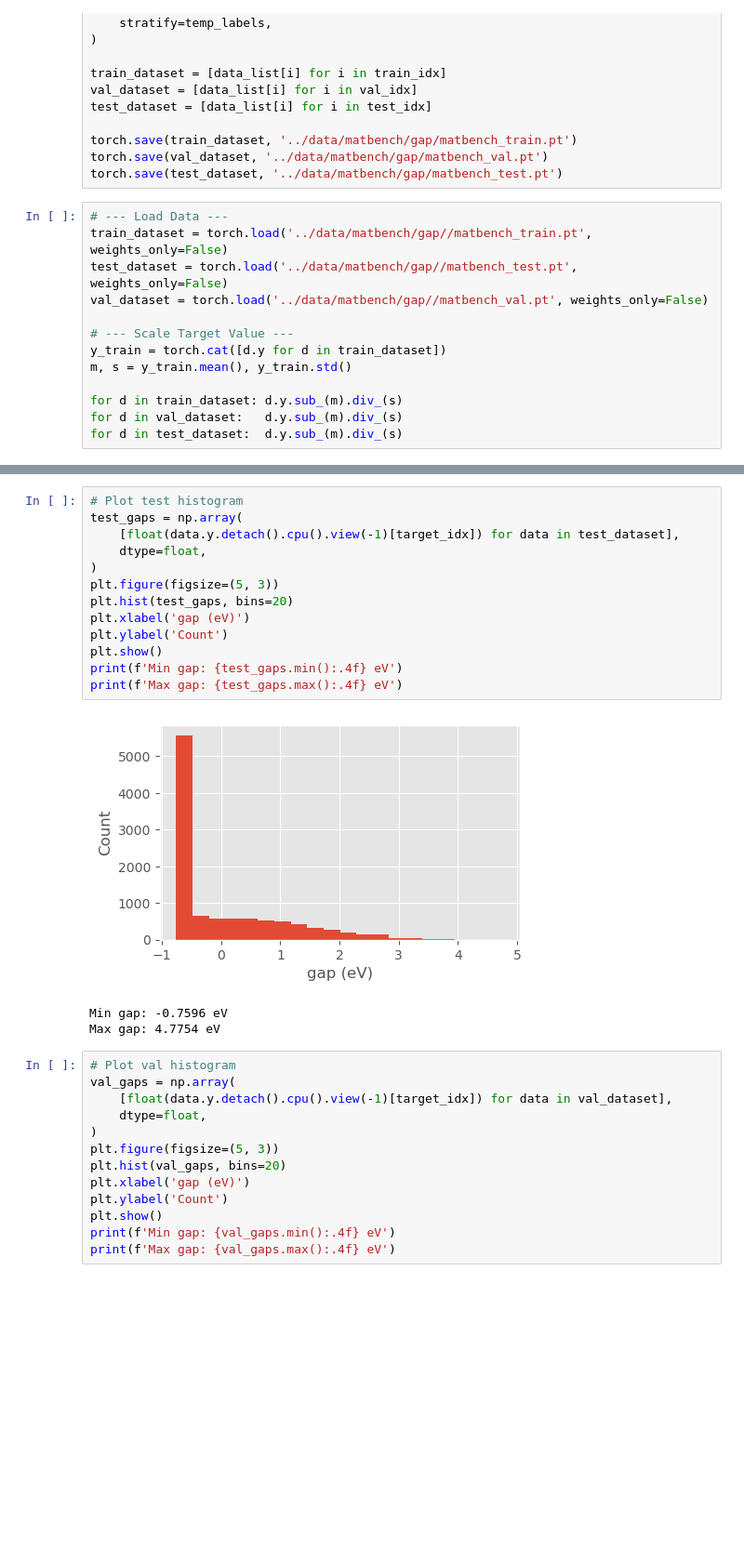
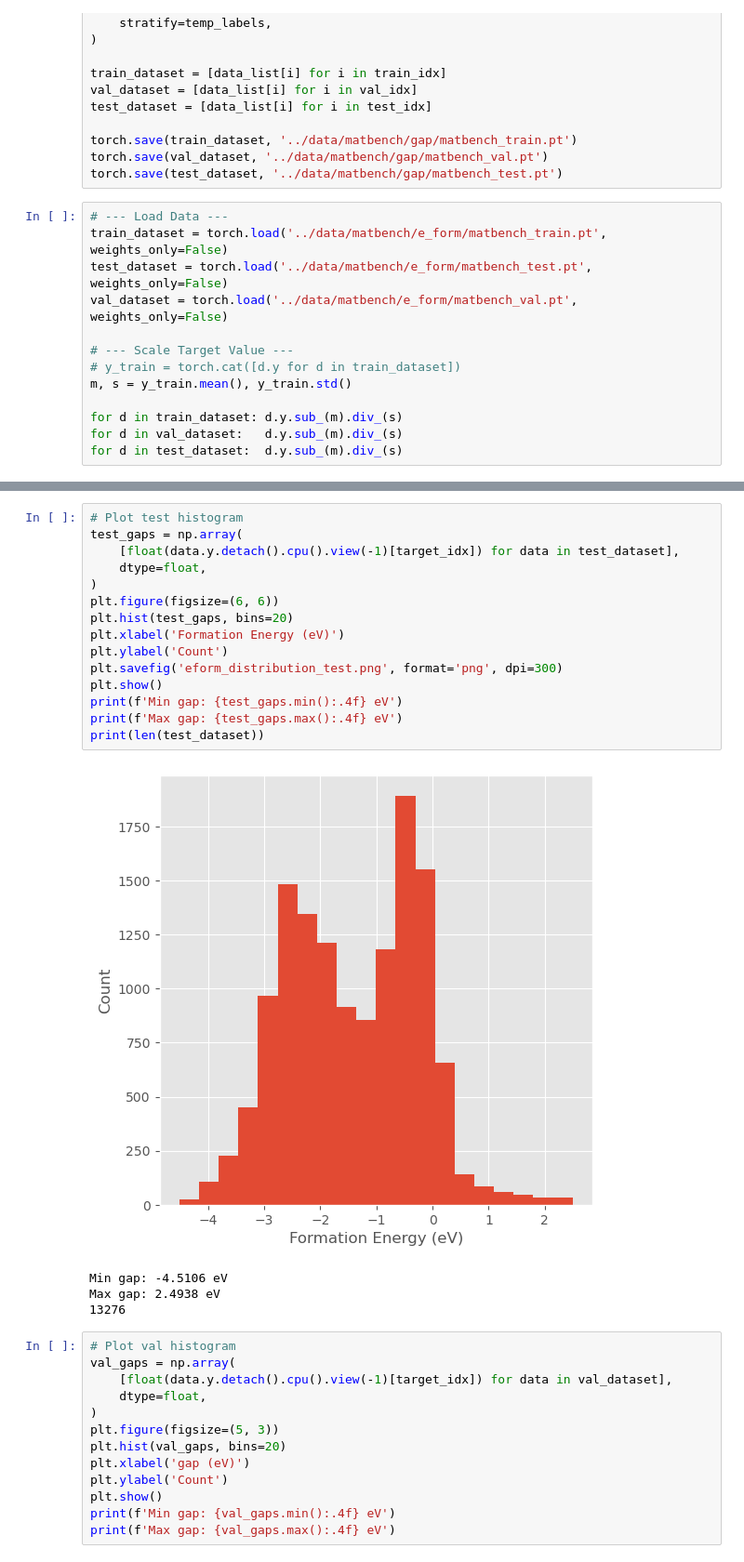
Before and after one commit to minhnghian03/property-prediction-al, a Jupyter notebook: nn/matbench_nn.ipynb, the cells around one changed output, grey strips where cells are left out. Shown at 93% size. Cells and saved outputs as stored; diff of their text form; blank space fills up the shorter version.

```diff
--- a/nn/matbench_nn.ipynb
+++ b/nn/matbench_nn.ipynb
@@ -585,12 +590,12 @@ torch.save(val_dataset, '../data/matbench/gap/matbench_val.pt')
 torch.save(test_dataset, '../data/matbench/gap/matbench_test.pt')
 # %%
 # --- Load Data ---
-train_dataset = torch.load('../data/matbench/gap//matbench_train.pt', weights_only=False)
-test_dataset = torch.load('../data/matbench/gap//matbench_test.pt', weights_only=False)
-val_dataset = torch.load('../data/matbench/gap//matbench_val.pt', weights_only=False)
+train_dataset = torch.load('../data/matbench/e_form/matbench_train.pt', weights_only=False)
+test_dataset = torch.load('../data/matbench/e_form/matbench_test.pt', weights_only=False)
+val_dataset = torch.load('../data/matbench/e_form/matbench_val.pt', weights_only=False)
 
 # --- Scale Target Value ---
-y_train = torch.cat([d.y for d in train_dataset])
+# y_train = torch.cat([d.y for d in train_dataset])
 m, s = y_train.mean(), y_train.std()
 
 for d in train_dataset: d.y.sub_(m).div_(s)
@@ -616,20 +626,23 @@ Max gap: 5.3215 eV
 # %%
 # Plot test histogram
 test_gaps = np.array(
     [float(data.y.detach().cpu().view(-1)[target_idx]) for data in test_dataset],
     dtype=float,
 )
-plt.figure(figsize=(5, 3))
+plt.figure(figsize=(6, 6))
 plt.hist(test_gaps, bins=20)
-plt.xlabel('gap (eV)')
+plt.xlabel('Formation Energy (eV)')
 plt.ylabel('Count')
+plt.savefig('eform_distribution_test.png', format='png', dpi=300)
 plt.show()
 print(f'Min gap: {test_gaps.min():.4f} eV')
 print(f'Max gap: {test_gaps.max():.4f} eV')
+print(len(test_dataset))
 # %% [output]
-[figure, old version]
+[figure, new version]
-Min gap: -0.7596 eV
-Max gap: 4.7754 eV
+Min gap: -4.5106 eV
+Max gap: 2.4938 eV
+13276
 # %%
 # Plot val histogram
 val_gaps = np.array(
```
Also changed, not shown: parts of 20 cells of this notebook, 15 other files.
